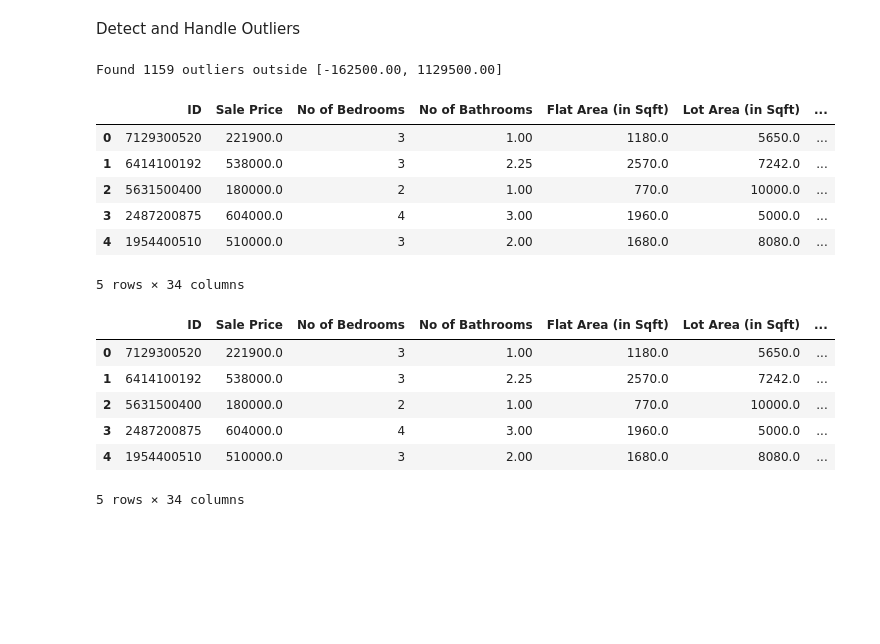
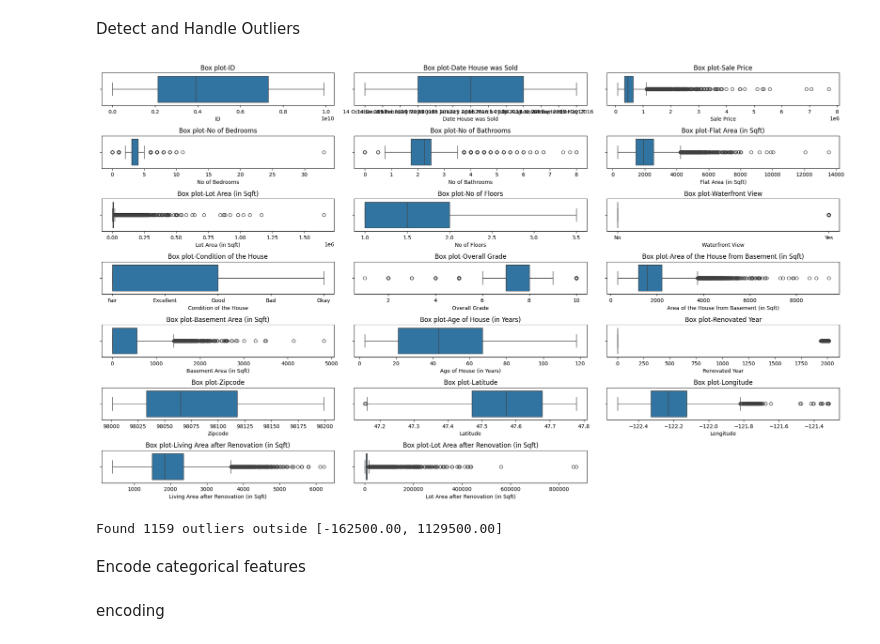
Before and after one commit to Hajara03/Group3_project, a Jupyter notebook: Group_3.ipynb, the cells around one changed output. Drawn from its saved outputs; the diff is of its cells as text; code cells hidden in the pictures; blank space fills up the shorter version.

```diff
--- a/Group_3.ipynb
+++ b/Group_3.ipynb
@@ -241,6 +241,19 @@ df.isna().sum()
 dtype: int64
 # %% [markdown]
 Detect and Handle Outliers
+# %%
+columns=df.columns
+plt.figure(figsize=(20,33))
+
+for i,col in enumerate(columns):
+  plt.subplot(len(columns),3,i+1)
+  sns.boxplot(x=df[col])
+  plt.title(f"Box plot-{col}")
+
+plt.tight_layout()
+plt.show()
+# %% [output]
+[figure, added]
 # %%
 def detect_outliers_iqr(df, column):
     Q1 = df[column].quantile(0.25)
@@ -255,3 +268,5 @@ outliers, low, high = detect_outliers_iqr(df, 'Sale Price')
 print(f"Found {len(outliers)} outliers outside [{low:.2f}, {high:.2f}]")
 # %% [output]
 Found 1159 outliers outside [-162500.00, 1129500.00]
+# %% [markdown]
+Encode categorical features
@@ -258,30 +278,14 @@ Found 1159 outliers outside [-162500.00, 1129500.00]
+# %% [markdown]
+encoding
 # %%
 cat_cols = df.select_dtypes(include='object').columns
 
 for col in cat_cols:
     print(col)
     print(df[col].unique())
-df.head()
-# %% [output]
-|  | ID | Sale Price | No of Bedrooms | No of Bathrooms | Flat Area (in Sqft) | Lot Area (in Sqft) | ... |
-| 0 | 7129300520 | 221900.0 | 3 | 1.00 | 1180.0 | 5650.0 | ... |
-| 1 | 6414100192 | 538000.0 | 3 | 2.25 | 2570.0 | 7242.0 | ... |
-| 2 | 5631500400 | 180000.0 | 2 | 1.00 | 770.0 | 10000.0 | ... |
-| 3 | 2487200875 | 604000.0 | 4 | 3.00 | 1960.0 | 5000.0 | ... |
-| 4 | 1954400510 | 510000.0 | 3 | 2.00 | 1680.0 | 8080.0 | ... |
-5 rows × 34 columns
 # %%
 df=pd.get_dummies(
     df,
     columns=cat_cols, dtype=int,
     drop_first=True
 )
-df.head()
-# %% [output]
-|  | ID | Sale Price | No of Bedrooms | No of Bathrooms | Flat Area (in Sqft) | Lot Area (in Sqft) | ... |
-| 0 | 7129300520 | 221900.0 | 3 | 1.00 | 1180.0 | 5650.0 | ... |
-| 1 | 6414100192 | 538000.0 | 3 | 2.25 | 2570.0 | 7242.0 | ... |
-| 2 | 5631500400 | 180000.0 | 2 | 1.00 | 770.0 | 10000.0 | ... |
-| 3 | 2487200875 | 604000.0 | 4 | 3.00 | 1960.0 | 5000.0 | ... |
-| 4 | 1954400510 | 510000.0 | 3 | 2.00 | 1680.0 | 8080.0 | ... |
-5 rows × 34 columns
```
Also changed, not shown: parts of 10 cells of this notebook.
